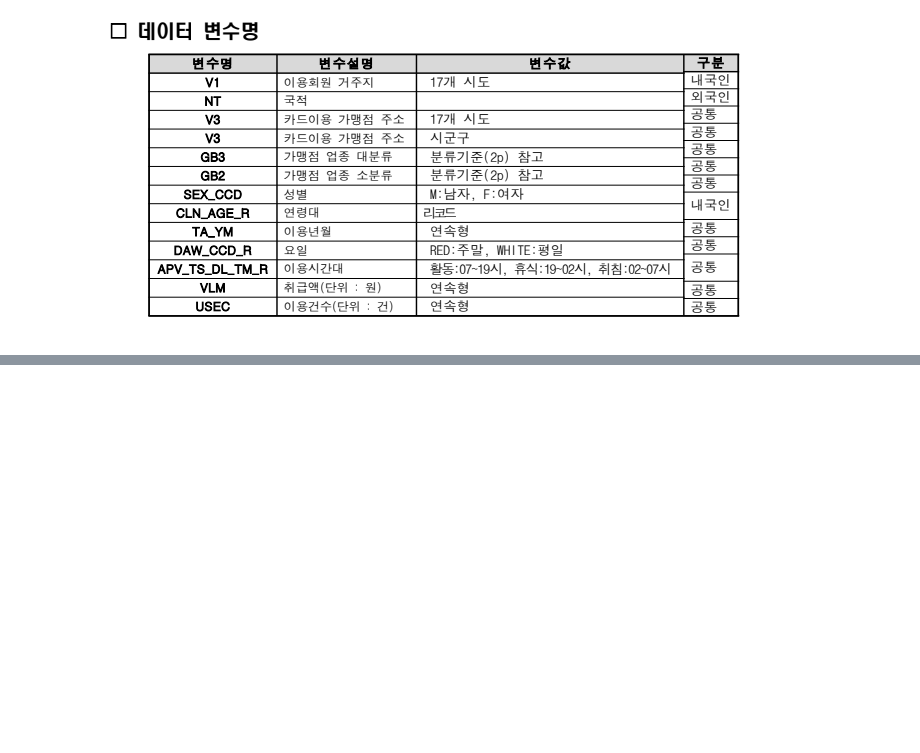
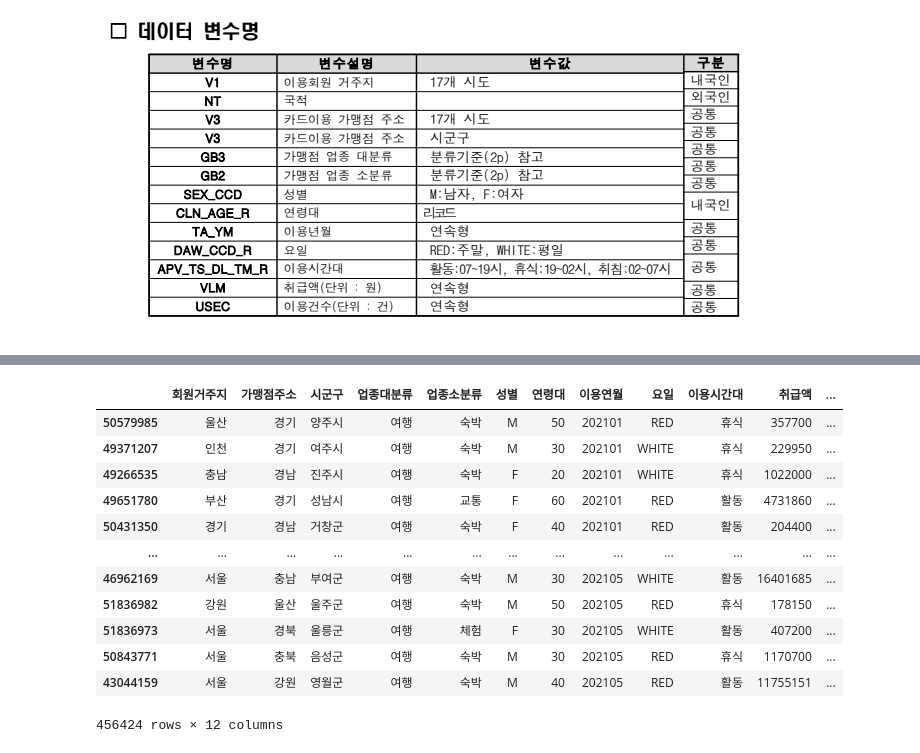
Before and after one commit to seonwoojh/2021_TOUR_BIGDATA, a Jupyter notebook: 2021_문화관광_신한카드_데이터.ipynb, the cells around one changed output, grey strips where cells are left out. Cells and saved outputs as stored; diff of their text form; code cells hidden in the pictures; blank space fills up the shorter version.

```diff
--- a/2021_문화관광_신한카드_데이터.ipynb
+++ b/2021_문화관광_신한카드_데이터.ipynb
@@ -378,0 +132,5 @@ sns.lineplot(data= df, x='이용연월', y='이용건수', hue = '업종대분
+# %%
+# 연도별로 나누기
+df_2019 = df.loc[df['이용연월'].str.startswith('2019')].copy()
+df_2020 = df.loc[df['이용연월'].str.startswith('2020')].copy()
+df_2021 = df.loc[df['이용연월'].str.startswith('2021')].copy()
@@ -378,0 +269,16 @@ sns.lineplot(data= df, x='이용연월', y='이용건수', hue = '업종대분
+# %%
+df_2021
+# %% [output]
+|  | 회원거주지 | 가맹점주소 | 시군구 | 업종대분류 | 업종소분류 | 성별 | 연령대 | 이용연월 | 요일 | 이용시간대 | 취급액 | ... |
+| 50579985 | 울산 | 경기 | 양주시 | 여행 | 숙박 | M | 50 | 202101 | RED | 휴식 | 357700 | ... |
+| 49371207 | 인천 | 경기 | 여주시 | 여행 | 숙박 | M | 30 | 202101 | WHITE | 휴식 | 229950 | ... |
+| 49266535 | 충남 | 경남 | 진주시 | 여행 | 숙박 | F | 20 | 202101 | WHITE | 휴식 | 1022000 | ... |
+| 49651780 | 부산 | 경기 | 성남시 | 여행 | 교통 | F | 60 | 202101 | RED | 활동 | 4731860 | ... |
+| 50431350 | 경기 | 경남 | 거창군 | 여행 | 숙박 | F | 40 | 202101 | RED | 활동 | 204400 | ... |
+| ... | ... | ... | ... | ... | ... | ... | ... | ... | ... | ... | ... | ... |
+| 46962169 | 서울 | 충남 | 부여군 | 여행 | 숙박 | M | 30 | 202105 | WHITE | 활동 | 16401685 | ... |
+| 51836982 | 강원 | 울산 | 울주군 | 여행 | 숙박 | M | 50 | 202105 | RED | 휴식 | 178150 | ... |
+| 51836973 | 서울 | 경북 | 울릉군 | 여행 | 체험 | F | 30 | 202105 | WHITE | 활동 | 407200 | ... |
+| 50843771 | 서울 | 충북 | 음성군 | 여행 | 숙박 | M | 30 | 202105 | RED | 휴식 | 1170700 | ... |
+| 43044159 | 서울 | 강원 | 영월군 | 여행 | 숙박 | M | 40 | 202105 | RED | 활동 | 11755151 | ... |
+456424 rows × 12 columns
```
Also changed, not shown: parts of 59 cells of this notebook.
